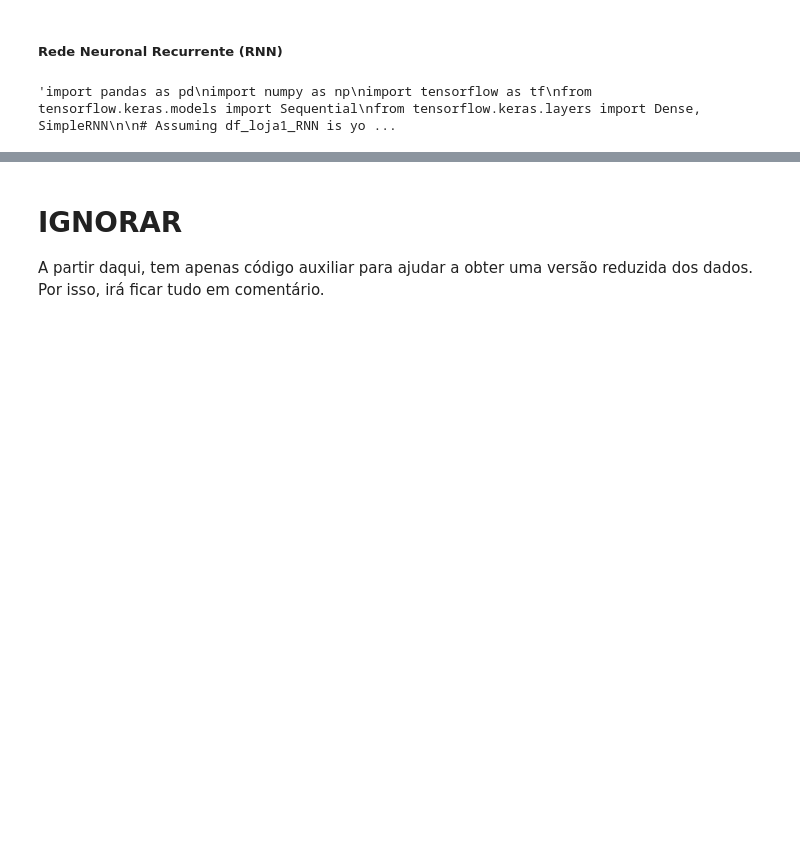
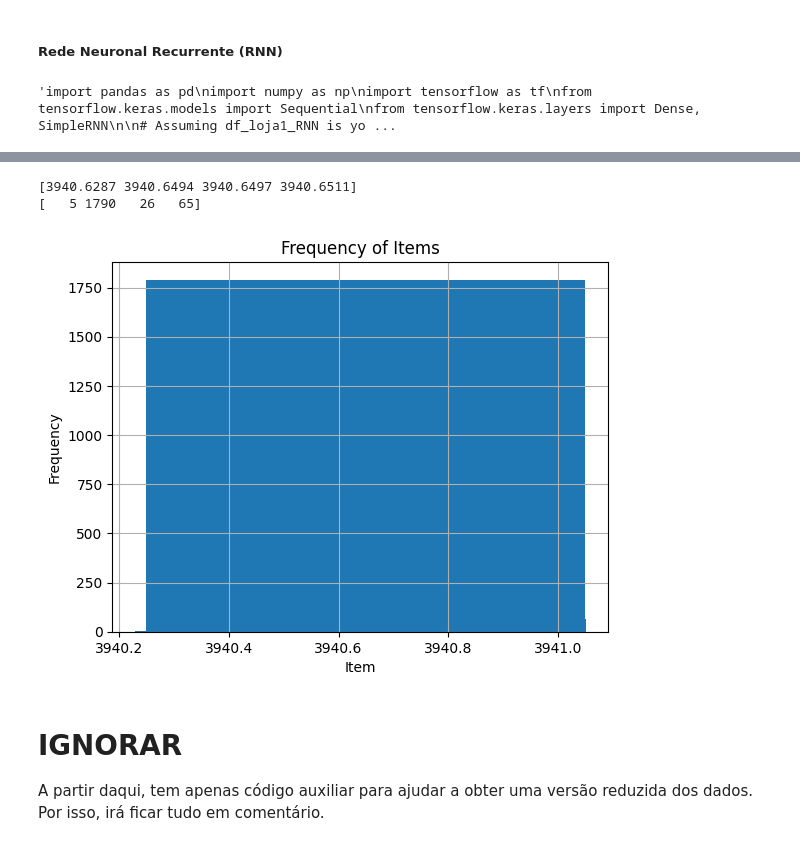
Before and after one commit to GuiSSMartins/DTx-Project, a Jupyter notebook: DTx_Project.ipynb, the cells around one changed output, grey strips where cells are left out. Drawn from its saved outputs; the diff is of its cells as text; code cells hidden in the pictures; blank space fills up the shorter version.

```diff
--- a/DTx_Project.ipynb
+++ b/DTx_Project.ipynb
@@ -228,19 +228,19 @@ from tensorflow.keras.layers import Dense, SimpleRNN
 
 # Select specific input and output columns
 # Assuming df_loja1_RNN is your DataFrame
-selected_input_columns = df_loja1_RNN.iloc[:, [1, 2, 7, 8]]  # Access columns using .iloc method
+selected_input_columns = df_loja1_RNN.iloc[:, [1, 2, 7, 8, 6]]  # Access columns using .iloc method
 selected_output_column = df_loja1_RNN.iloc[:, 6]  # Access single column directly
 
 # Assuming you're using TensorFlow's timeseries_dataset_from_array
 from tensorflow.keras.preprocessing import timeseries_dataset_from_array
 
-input_data = selected_input_columns[:-10]
-targets = selected_output_column[10:]
+input_data = selected_input_columns[:-14]
+targets = selected_output_column[14:]
 dataset = timeseries_dataset_from_array(
-    input_data, targets, sequence_length=10)
+    input_data, targets, sequence_length=14)
 for batch in dataset:
     inputs, targets = batch
-    assert np.array_equal(inputs[0], selected_input_columns.values[:10])  # First sequence: steps [0-9]
+    assert np.array_equal(inputs[0], selected_input_columns.values[:14])  # First sequence: steps [0-9]
     # Corresponding target: step 10
-    assert np.array_equal(targets[0], selected_output_column.values[10])
+    assert np.array_equal(targets[0], selected_output_column.values[14])
     break
@@ -361,3 +386,24 @@ Predictions:
+# %%
+# Flatten the array of arrays into a single list
+flat_data = [item for sublist in predictions for item in sublist]
+
+# Count the frequency of each item
+unique_items, frequencies = np.unique(flat_data, return_counts=True)
+
+print(unique_items)
+print(frequencies)
+
+# Create the frequency plot
+plt.bar(unique_items, frequencies)
+plt.xlabel('Item')
+plt.ylabel('Frequency')
+plt.title('Frequency of Items')
+plt.grid(True)  # Add grid lines
+plt.show()
+# %% [output]
+[3940.6287 3940.6494 3940.6497 3940.6511]
+[   5 1790   26   65]
+[figure, added]
 # %% [markdown]
 # IGNORAR
 
```
Also changed, not shown: parts of 6 cells of this notebook.
